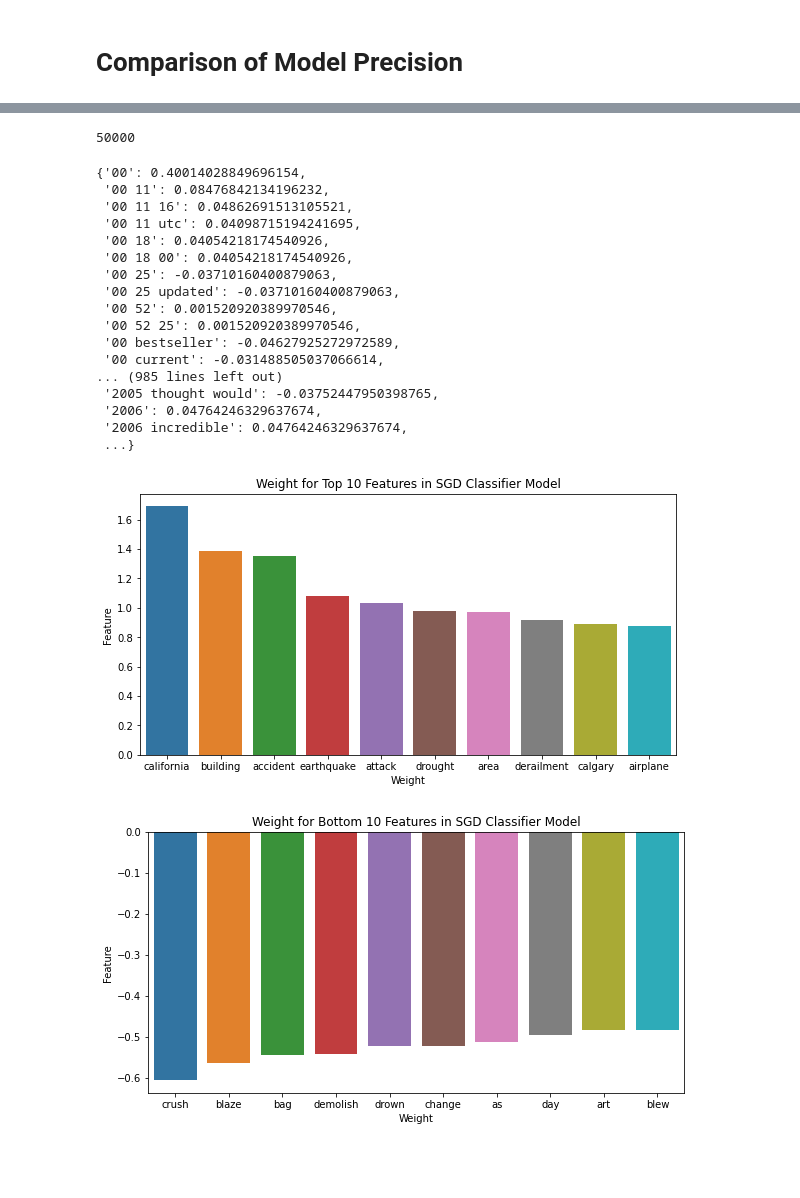
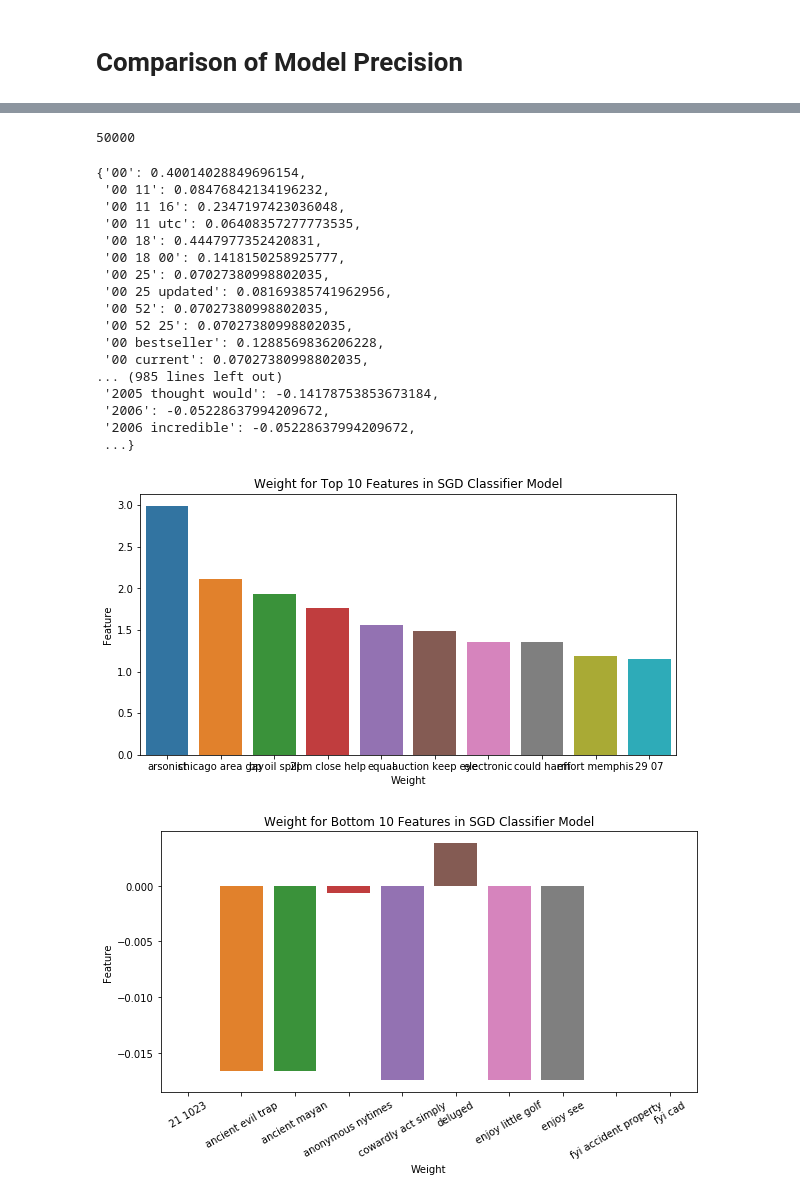
Before and after one commit to christesont/CS4447_FinalProject, a Jupyter notebook: Final_Project.ipynb, the cells around one changed output, grey strips where cells are left out. Saved outputs shown, nothing was run; the diff lists cells and outputs as text; code cells hidden in the pictures; blank space fills up the shorter version.

Commit message:
Fixed bottom 10 features, added a feature selection stage of the pipeline, and created pictures for the confusion matrices.

```diff
--- a/Final_Project.ipynb
+++ b/Final_Project.ipynb
@@ -286,17 +289,23 @@ print(f'Model precision is: {precision}')
 Model precision is: 0.8751696065128901
 # %%
 from sklearn.linear_model import SGDClassifier
+from sklearn.feature_selection import SelectFromModel
+from sklearn.svm import LinearSVC
 
 sgd = Pipeline([('vect', CountVectorizer(ngram_range=(1,3),max_features=50000)),
                 ('tfidf', TfidfTransformer()),
+                ('feature_selection', SelectFromModel(SGDClassifier(loss='hinge', penalty='l2',alpha=1e-3, random_state=42, max_iter=5, tol=None))),
                 ('clf', SGDClassifier(loss='hinge', penalty='l2',alpha=1e-3, random_state=42, max_iter=5, tol=None)),
+
                ])
 sgd.fit(xtrain, ytrain)
 
 ypred = sgd.predict(xtest)
 
 confusionMatrix = sklearn.metrics.confusion_matrix(ytest,ypred)
-print(confusionMatrix)
+plot_confusion_matrix(confusionMatrix)
+
+#sklearn.metrics.plot_confusion_matrix(sgd, X=xtest, y_true=ytest)
 tn, fp, fn, tp = confusionMatrix.ravel()
 accuracy = (tp+tn)/(sum(sum(confusionMatrix)))
 precision = tp / (tp+fp)
@@ -354,40 +357,27 @@ plt.show()
 # %%
-# sgd.steps[2][1].intercept_
-# sgd.steps[2][1].get_params()
-
 print(len(sgd.steps[0][1].get_feature_names()))
-
-# feature_coef = {}
-# for i in range(len(sgd.steps[0][1].get_feature_names())):
-#     feature_coef[sgd.steps[0][1].get_feature_names()[i]] = sgd.steps[2][1].coef_[0][i]
-# feature_coef
-dictionary = dict(zip(sgd.steps[0][1].get_feature_names(), sgd.steps[2][1].coef_[0]))
-dictionary
+feature_coef = dict(zip(sgd.steps[0][1].get_feature_names(), sgd.steps[3][1].coef_[0]))
+feature_coef
 # %% [output]
 50000
 {'00': 0.40014028849696154,
  '00 11': 0.08476842134196232,
- '00 11 16': 0.04862691513105521,
- '00 11 utc': 0.04098715194241695,
- '00 18': 0.04054218174540926,
- '00 18 00': 0.04054218174540926,
- '00 25': -0.03710160400879063,
- '00 25 updated': -0.03710160400879063,
- '00 52': 0.001520920389970546,
- '00 52 25': 0.001520920389970546,
- '00 bestseller': -0.04627925272972589,
- '00 current': -0.031488505037066614,
+ '00 11 16': 0.2347197423036048,
+ '00 11 utc': 0.06408357277773535,
+ '00 18': 0.4447977352420831,
+ '00 18 00': 0.1418150258925777,
+ '00 25': 0.07027380998802035,
+ '00 25 updated': 0.08169385741962956,
+ '00 52': 0.07027380998802035,
+ '00 52 25': 0.07027380998802035,
+ '00 bestseller': 0.1288569836206228,
+ '00 current': 0.07027380998802035,
 ... (985 lines left out)
- '2005 thought would': -0.03752447950398765,
- '2006': 0.04764246329637674,
- '2006 incredible': 0.04764246329637674,
+ '2005 thought would': -0.14178753853673184,
+ '2006': -0.05228637994209672,
+ '2006 incredible': -0.05228637994209672,
  ...}
 # %%
-# max(feature_coef.values())
-# # print(list(feature_coef.items())[list(feature_coef.values()).index(max(feature_coef.values()))])
-
-# min(feature_coef.values())
-# # print(list(feature_coef.items())[list(feature_coef.values()).index(min(feature_coef.values()))])
 top_coef_df = pd.DataFrame()
 feature = sorted(feature_coef, key=feature_coef.get, reverse=True)[:10]
 weight = [feature_coef[i] for i in feature]
@@ -400,18 +390,20 @@ g.set(xlabel='Weight', ylabel='Feature')
 g.set_title('Weight for Top 10 Features in SGD Classifier Model')
 plt.show()
 # %% [output]
-[figure, old version]
+[figure, new version]
 # %%
 bottom_coef_df = pd.DataFrame()
-feature2 = sorted(feature_coef, key=feature_coef.get, reverse=False)[:10]
-weight2 = [feature_coef[i] for i in feature2]
-bottom_coef_df['feature']=feature2
-bottom_coef_df['weight']=weight2
+
+closest_weights_to_zero = {k:v for k, v in feature_coef.items() if abs(v) <= 0.019}
+
+bottom_coef_df['feature'] = closest_weights_to_zero.keys()
+bottom_coef_df['weight'] = closest_weights_to_zero.values()
 
 plt.figure(figsize=(9.6,4.8))
-g= sns.barplot(x='feature', y='weight',data=bottom_coef_df)
+g = sns.barplot(x='feature', y='weight',data=bottom_coef_df)
 g.set(xlabel='Weight', ylabel='Feature')
 g.set_title('Weight for Bottom 10 Features in SGD Classifier Model')
+plt.xticks(rotation=30)
 plt.show()
 # %% [output]
-[figure, old version]
+[figure, new version]
```
Also changed, not shown: parts of 14 cells of this notebook.
